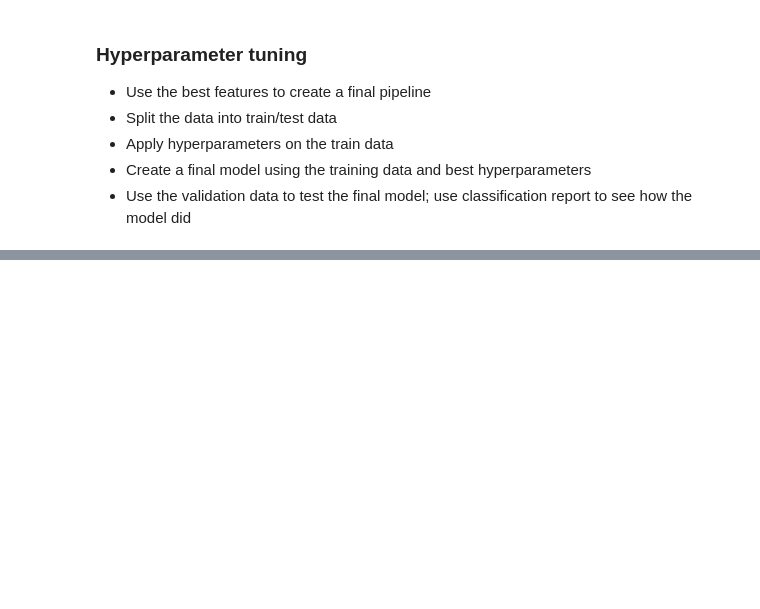
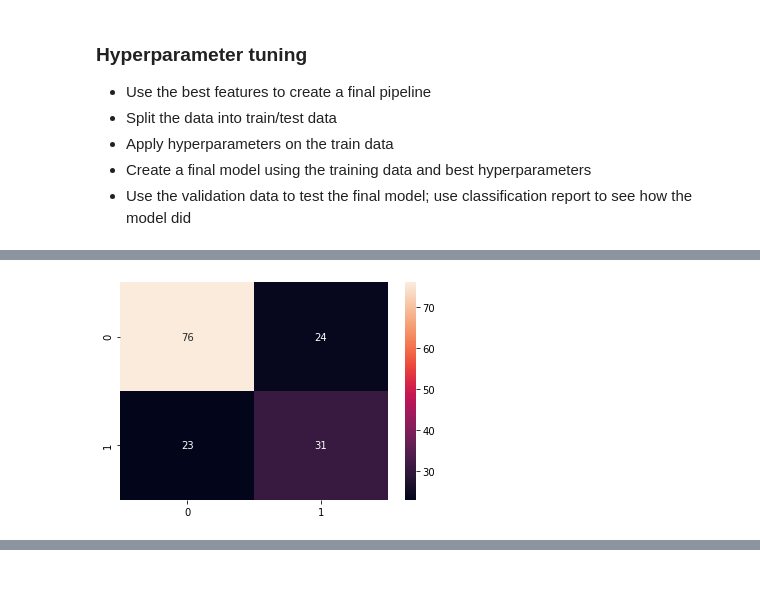
Before and after one commit to nico-palmar/ML_notebooks, a Jupyter notebook: xgb-diabetic-predictions.ipynb, the cells around one changed output, grey strips where cells are left out. Saved outputs shown, nothing was run; the diff lists cells and outputs as text; code cells hidden in the pictures; blank space fills up the shorter version.

```diff
--- a/xgb-diabetic-predictions.ipynb
+++ b/xgb-diabetic-predictions.ipynb
@@ -1029,0 +1163,20 @@ ax = sns.heatmap(cm, annot=True)
+# %%
+final_rf_pipeline = Pipeline(steps=[
+    ('imputer', SimpleImputer(strategy='median')),
+    ('pandarizer', FunctionTransformer(ndarray_to_df)),
+    ('kmeans_cluster', FunctionTransformer(kmeans_cluster, kw_args={'n_clusters': 2})),
+    ('kmeans_dist', FunctionTransformer(kmeans_cluster_dist, kw_args={'n_clusters': 2})),
+    ('pc_pca', FunctionTransformer(create_pc_pca, kw_args={'feature_eng': False})),
+    # from testing, this is a very good transformation function
+    ('pc_loading_features', FunctionTransformer(pca_loading_features, kw_args={'ignore_features': []})),
+    ('above_median_counts', FunctionTransformer(row_median_counts)),
+    ('remove_outliers', FunctionTransformer(remove_outliers)),
+    ('bin_data', FunctionTransformer(bin_data)),
+    ('view_data', Debug()),
+    ('model', RandomForestClassifier(**rf_best_params))
+])
+
+final_rf_pipeline.fit(df_train, y_train)
+final_rf_preds = final_rf_pipeline.predict(df_test)
+
+print(classification_report(y_test, final_rf_preds))
@@ -1029,0 +1192,5 @@ ax = sns.heatmap(cm, annot=True)
+# %%
+cm = confusion_matrix(y_test, final_rf_preds)
+ax = sns.heatmap(cm, annot=True)
+# %% [output]
+[figure, added]
```
Also changed, not shown: parts of 14 cells of this notebook.
